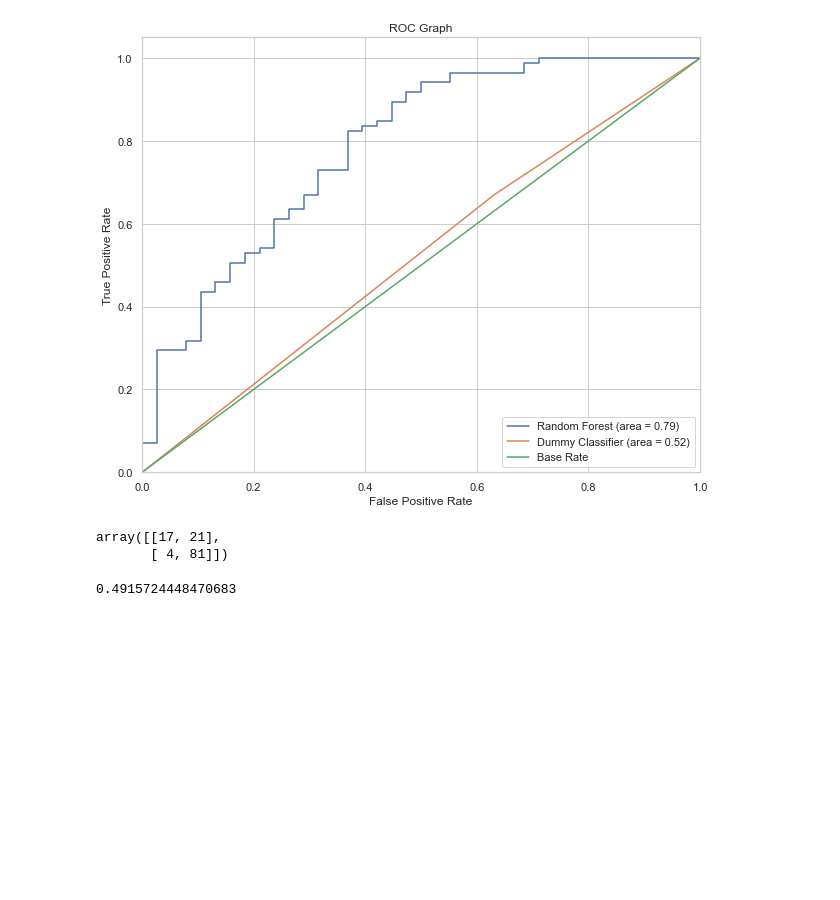
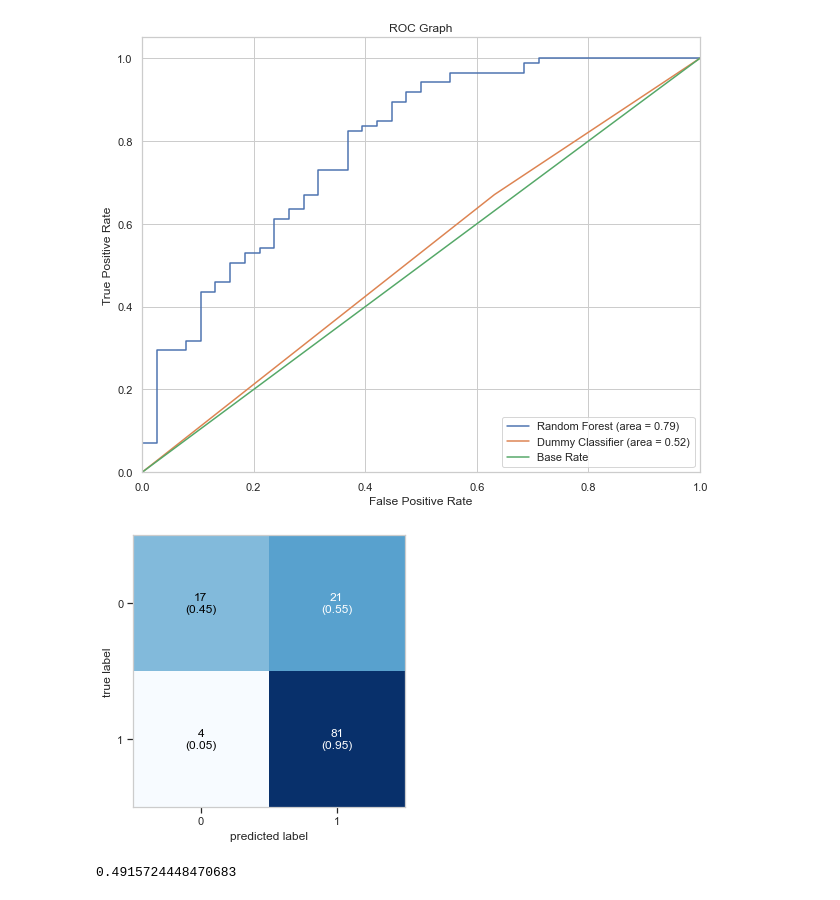
Before and after one commit to vbabashov/loan-classification, a Jupyter notebook: notebooks/loan_prediction.ipynb, the cells around one changed output. Cells and saved outputs as stored; diff of their text form; code cells hidden in the pictures; blank space fills up the shorter version.

```diff
--- a/notebooks/loan_prediction.ipynb
+++ b/notebooks/loan_prediction.ipynb
@@ -589,6 +595,7 @@ Test ROC-AUC: 0.79
 <a id='roc'></a>
 # %%
 # Create ROC Graphs
+sns.set(style="whitegrid")
 
 fpr, tpr, thresholds = roc_curve(y_test, selected_model.predict_proba(X_test)[:,1])
 dfpr, dtpr, dthresholds = roc_curve(y_test, dummy_clf.predict_proba(X_test)[:,1])
@@ -611,15 +618,18 @@ plt.xlabel('False Positive Rate')
 plt.ylabel('True Positive Rate')
 plt.title('ROC Graph')
 plt.legend(loc="lower right")
+plt.savefig('/Users/vusalbabashov/Desktop/loan-classification/reports/figures/roc.jpeg', bbox_inches='tight')
 plt.show()
 # %% [output]
 [figure]
 # %%
 #Confusion Matrix
-confusion_matrix(y_test, selected_model.predict(X_test))
+confmat=confusion_matrix(y_test, selected_model.predict(X_test))
-# %% [output]
-array([[17, 21],
-       [ 4, 81]])
+# %%
+fig, ax = plot_confusion_matrix(conf_mat=confmat, show_absolute=True, show_normed=True, figsize=(5,5))
+plt.savefig('/Users/vusalbabashov/Desktop/loan-classification/reports/figures/confusion.jpeg', bbox_inches='tight')
+# %% [output]
+[figure, added]
 # %%
 #Matthew's Correlation Coefficient
 matthews_corrcoef(y_test, selected_model.predict(X_test))
```
Also changed, not shown: parts of 10 cells of this notebook, 10 other files.
